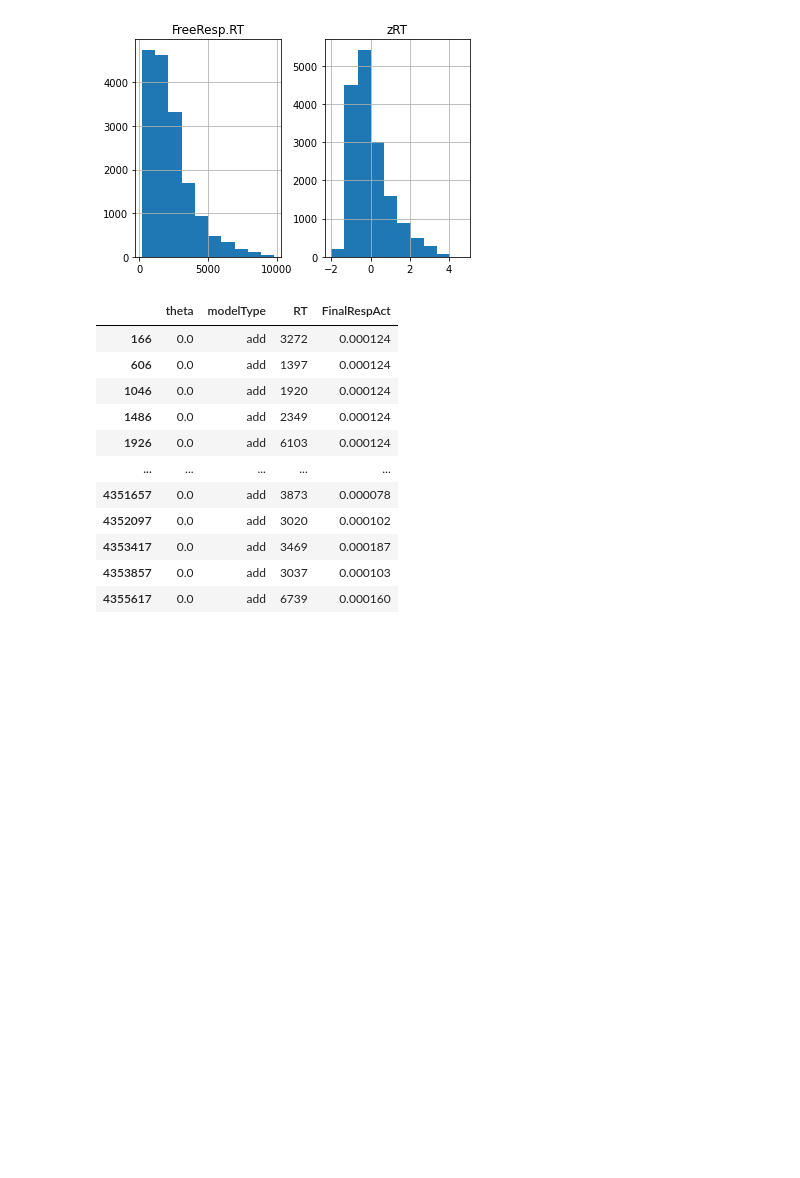
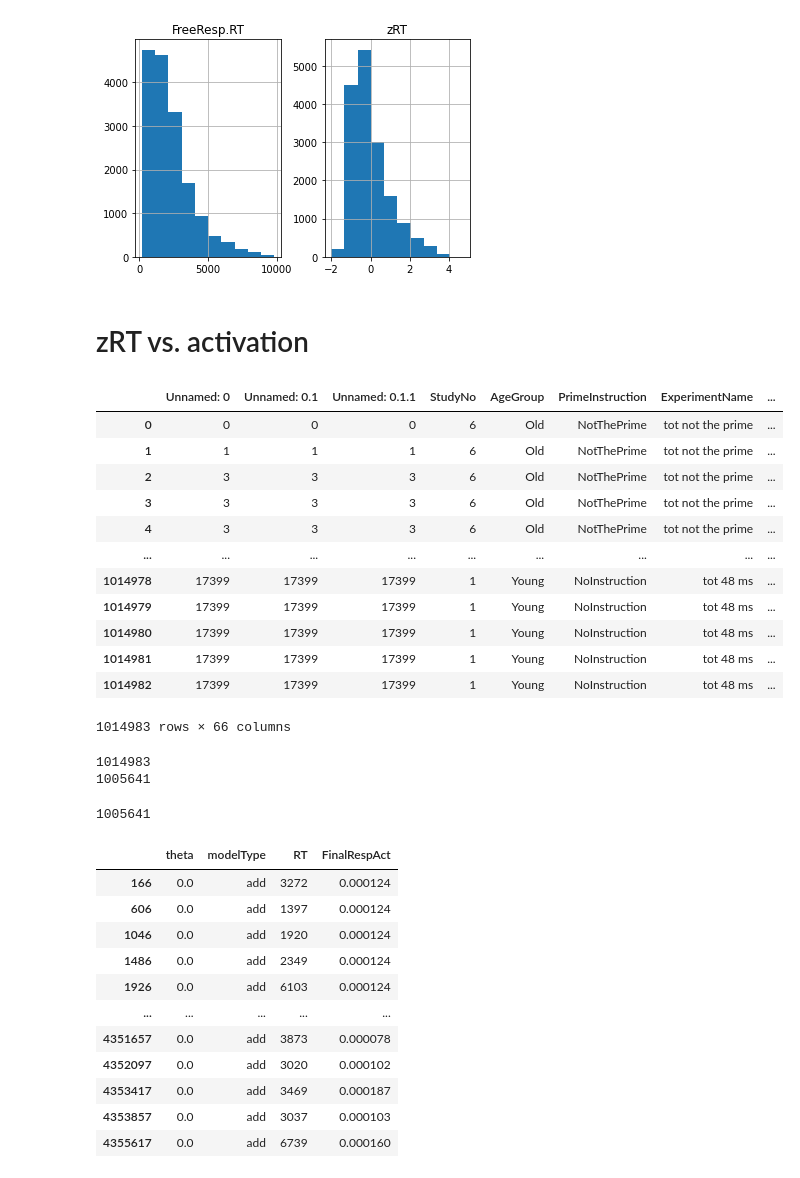
Before and after one commit to abhilasha-kumar/modeling-lexical-retrieval, a Jupyter notebook: LexicalRetrieval.ipynb, the cells around one changed output. Cells and saved outputs as stored; diff of their text form; code cells hidden in the pictures; blank space fills up the shorter version.

Commit message:
merging zRT and likelihood data

```diff
--- a/LexicalRetrieval.ipynb
+++ b/LexicalRetrieval.ipynb
@@ -1475,6 +1473,8 @@ array([[<matplotlib.axes._subplots.AxesSubplot object at 0x...>,
         <matplotlib.axes._subplots.AxesSubplot object at 0x...>]],
       dtype=object)
 [figure]
+# %% [markdown]
+# zRT vs. activation
 # %%
 # TODO:
 # - merge zRT column with response likelihood
@@ -1486,6 +1486,44 @@ array([[<matplotlib.axes._subplots.AxesSubplot object at 0x...>,
 #!TODO: need to split up by theta values and model types, possibly prime condition
 d = julie_files[['theta', 'modelType', 'RT', 'FinalRespAct']].drop_duplicates().dropna()
 grps = d.groupby(['theta', 'modelType'])
+# %%
+respLLdf = pd.read_csv("/content/drive/My Drive/LexicalRetrieval-2021/ResponseLogLikelihoods.csv")
+# %%
+#respLLdf.drop(columns='Unnamed: 0', inplace=True)
+#respLLdf.rename(columns = {'resp':'Resp', 'prime': 'ActualPrime'}, inplace=True)
+# rtdata['ActualPrime'] = np.where(rtdata['PrimeCondition'] == 'P', rtdata['Phonological'],
+#                                       np.where(rtdata['PrimeCondition'] == 'B', rtdata['Both'],
+#                                                np.where(rtdata['PrimeCondition'] == 'R', rtdata['Semantic'],rtdata['Neither'])))
+# rtdata['prompt'] = rtdata['prompt'].str.replace('\t',' ')
+# rtdata['prompt'] = rtdata['prompt'].str.strip()
+RTactmerge = rtdata.merge(respLLdf[['prompt', 'ActualPrime', 'Resp','theta', 'likelihood']], how='left', on=['prompt', 'ActualPrime', 'Resp'])
+# %%
+RTactmerge
+# %% [output]
+|  | Unnamed: 0 | Unnamed: 0.1 | Unnamed: 0.1.1 | StudyNo | AgeGroup | PrimeInstruction | ExperimentName | ... |
+| 0 | 0 | 0 | 0 | 6 | Old | NotThePrime | tot not the prime | ... |
+| 1 | 1 | 1 | 1 | 6 | Old | NotThePrime | tot not the prime | ... |
+| 2 | 3 | 3 | 3 | 6 | Old | NotThePrime | tot not the prime | ... |
+| 3 | 3 | 3 | 3 | 6 | Old | NotThePrime | tot not the prime | ... |
+| 4 | 3 | 3 | 3 | 6 | Old | NotThePrime | tot not the prime | ... |
+| ... | ... | ... | ... | ... | ... | ... | ... | ... |
+| 1014978 | 17399 | 17399 | 17399 | 1 | Young | NoInstruction | tot 48 ms | ... |
+| 1014979 | 17399 | 17399 | 17399 | 1 | Young | NoInstruction | tot 48 ms | ... |
+| 1014980 | 17399 | 17399 | 17399 | 1 | Young | NoInstruction | tot 48 ms | ... |
+| 1014981 | 17399 | 17399 | 17399 | 1 | Young | NoInstruction | tot 48 ms | ... |
+| 1014982 | 17399 | 17399 | 17399 | 1 | Young | NoInstruction | tot 48 ms | ... |
+1014983 rows × 66 columns
+# %%
+print(len(RTactmerge))
+RTactmerge = RTactmerge[RTactmerge['likelihood'].notna()]
+print(len(RTactmerge))
+# %% [output]
+1014983
+1005641
+# %%
+len(RTactmerge[RTactmerge['zRT'].notna()])
+# %% [output]
+1005641
 # %%
 grps.get_group((0.0, 'add'))
 # %% [output]
```
Also changed, not shown: parts of 6 cells of this notebook.
